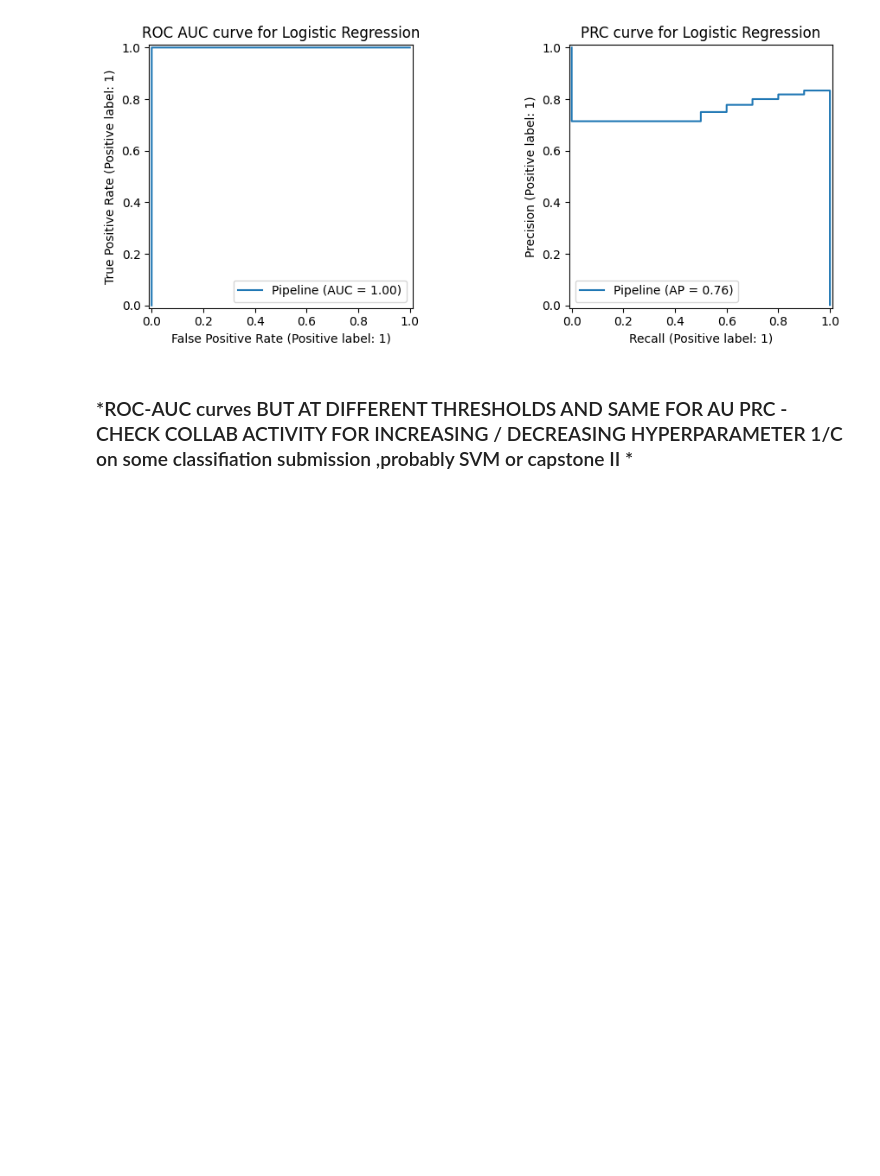
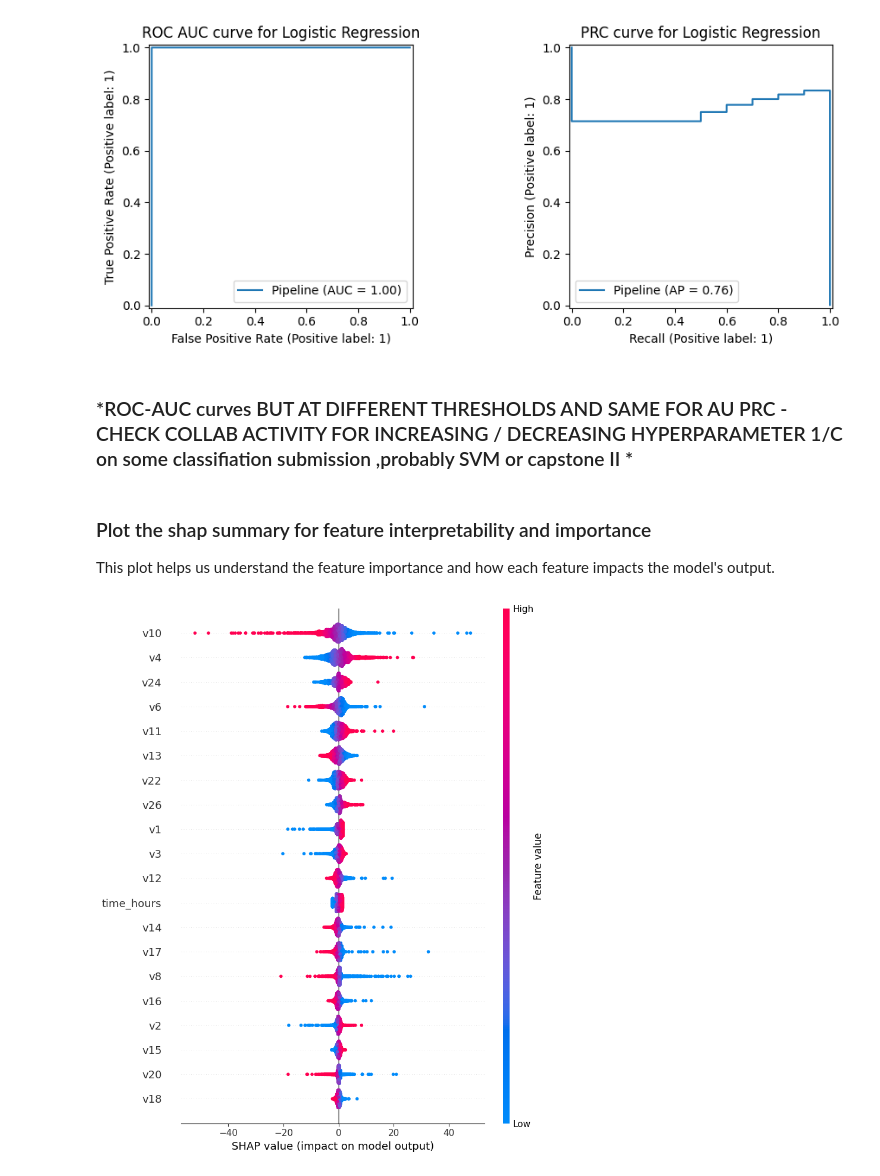
Before and after one commit to Subroy1/CapstoneProject, a Jupyter notebook: CreditCardFraudCapstone.ipynb, the cells around one changed output. Cells and saved outputs as stored; diff of their text form; code cells hidden in the pictures; blank space fills up the shorter version.

```diff
--- a/CreditCardFraudCapstone.ipynb
+++ b/CreditCardFraudCapstone.ipynb
@@ -811,3 +783,34 @@ plt.show()
 [figure]
 # %% [markdown]
 ### *ROC-AUC curves BUT AT DIFFERENT THRESHOLDS AND SAME FOR AU PRC - CHECK COLLAB ACTIVITY FOR INCREASING / DECREASING HYPERPARAMETER 1/C on some classifiation submission ,probably SVM or capstone II *
+# %% [markdown]
+### Plot the shap summary for feature interpretability and importance
+
+This plot helps us understand the feature importance and how each feature impacts the model's output.
+# %%
+import shap
+
+# 1. Extract the fitted Logistic Regression model from the best pipeline
+fitted_lr_model = best_models["Logistic Regression"].named_steps['model']
+
+# 2. Extract the preprocessor from the best pipeline and transform X_train and X_test using same preprocesor
+preprocessor_from_pipeline = best_models["Logistic Regression"].named_steps['preprocess']
+X_train_processed = preprocessor_from_pipeline.transform(X_train)
+X_test_processed = preprocessor_from_pipeline.transform(X_test)
+
+# Convert processed arrays back to DataFrame for SHAP to retain feature names
+num_columns = X.columns # all numerical columns
+X_train_processed_df = pd.DataFrame(X_train_processed, columns=num_columns)
+X_test_processed_df = pd.DataFrame(X_test_processed, columns=num_columns)
+# %%
+# Use SHAP's LinearExplainer with the fitted model and processed training data
+# The `X_train_processed_df` here acts as the background dataset for the explainer
+explainer = shap.LinearExplainer(fitted_lr_model, X_train_processed_df)
+
+# Compute SHAP values for the processed test set
+shap_values = explainer.shap_values(X_test_processed_df)
+
+# Plot the SHAP summary using the processed test set with feature names
+shap.summary_plot(shap_values, X_test_processed_df)
+# %% [output]
+[figure, added]
```
Also changed, not shown: parts of 14 cells of this notebook.
